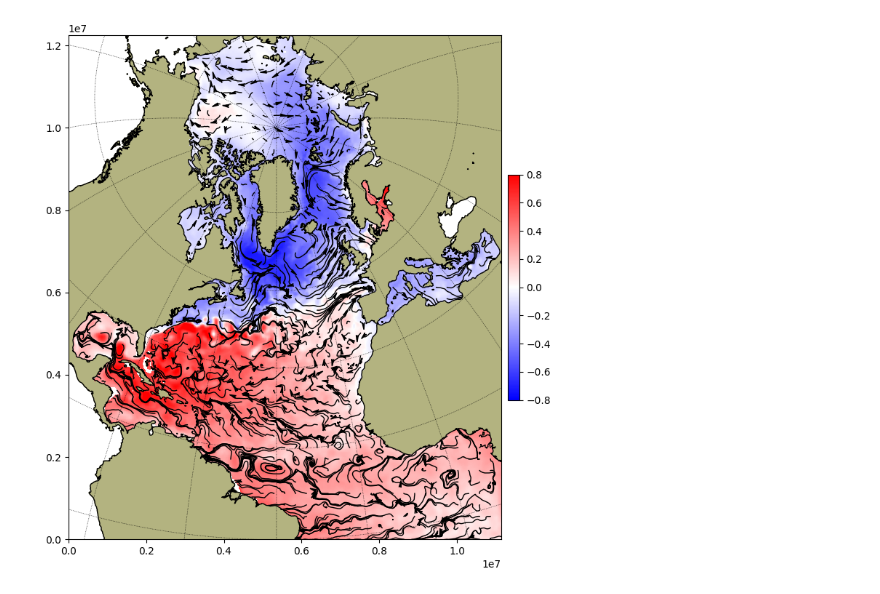
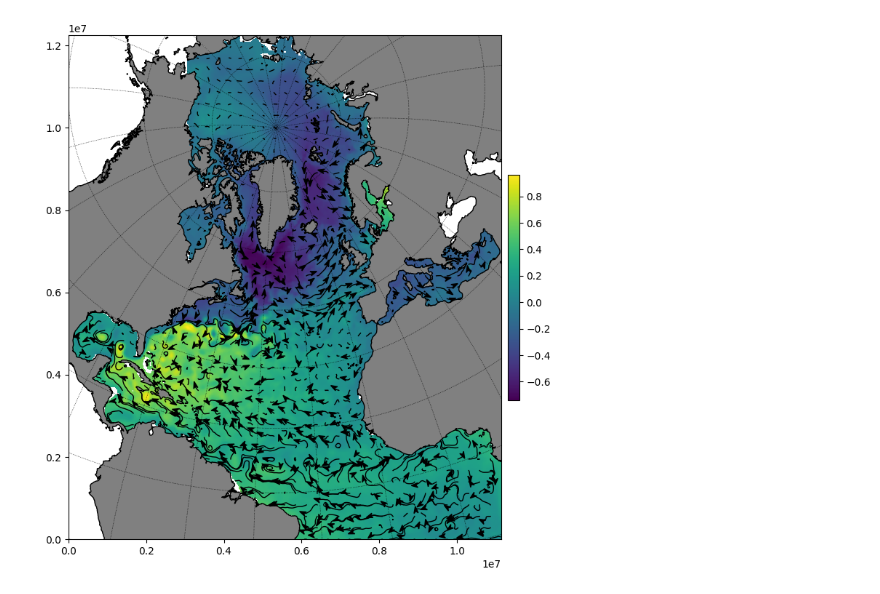
Before and after one commit to nansencenter/NEDAS, a Jupyter notebook: tutorials/topaz4.ipynb, the cells around one changed output. Saved outputs shown, nothing was run; the diff lists cells and outputs as text; code cells hidden in the pictures.

```diff
--- a/tutorials/topaz4.ipynb
+++ b/tutorials/topaz4.ipynb
@@ -10,4 +5,7 @@ filename = "/mnt/nird/TP4/test/TP4restart2007_002_00_mem001.a"
 # %%
+mask = topaz.get_mask('/mnt/nird/TP4/test/depth_TP4b0.12_01.a')
+
+filename = "/mnt/nird/TP4/test/TP4restart2007_002_00_mem001.a"
 u = topaz.read_data(filename, 'u', 1, mask)
 v = topaz.read_data(filename, 'v', 1, mask)
 current = np.array([u, v])
@@ -15,8 +13,8 @@ ssh  = topaz.read_data(filename, 'ssh', 0, mask)
 # %%
 fig, ax = plt.subplots(1, 1, figsize=(8,9))
 
-topaz.grid.plot_field(ax, ssh, vmin=-0.8, vmax=0.8, cmap='bwr')
-topaz.grid.plot_vectors(ax, current, V=0.1, num_steps=50)
-topaz.grid.plot_land(ax, color=[.7, .7, .5], dlon=20, dlat=20)
+topaz.grid.plot_field(ax, ssh)
+topaz.grid.plot_vectors(ax, current, V=0.3, num_steps=100, headwidth=0.2)
+topaz.grid.plot_land(ax, color='gray', dlat=15, dlon=15)
 # %% [output]
-[figure, old version]
+[figure, new version]
```
Also changed, not shown: parts of 2 cells of this notebook, 3 other files.
